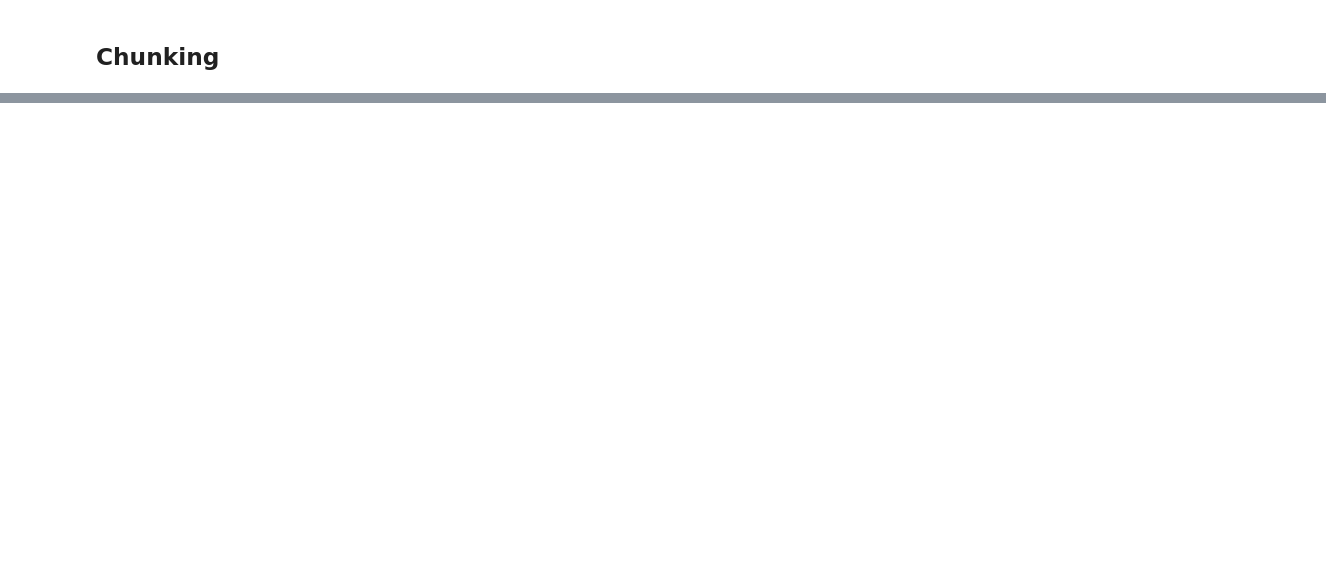
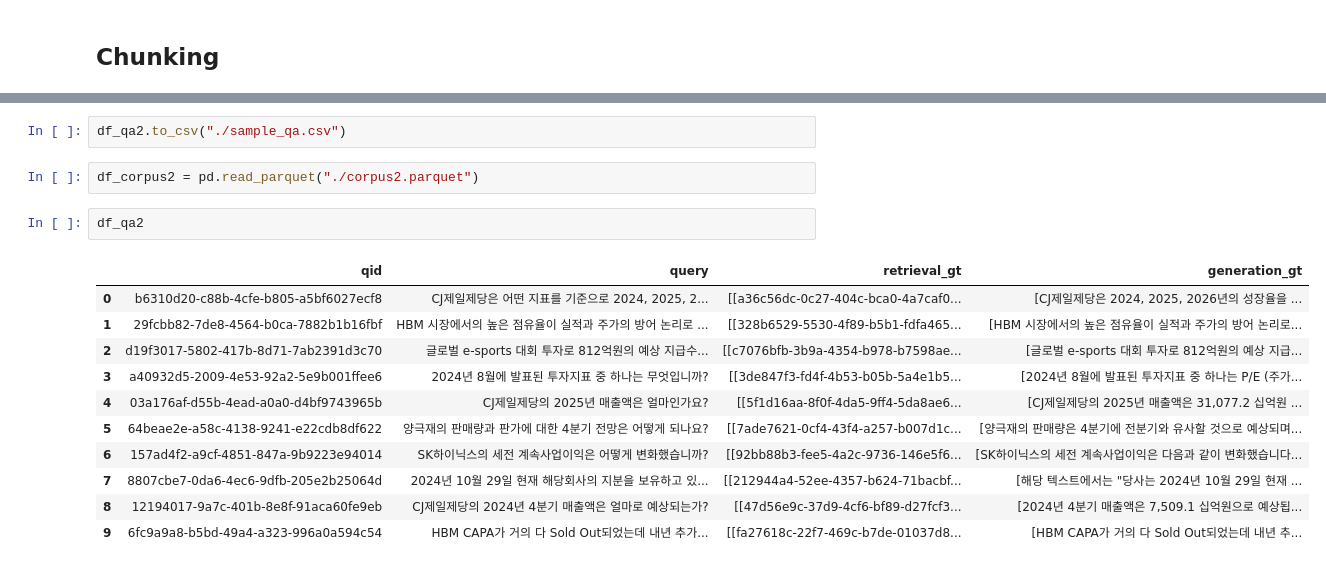
Before and after one commit to syshin0116/Study, a Jupyter notebook: MLDL/naver_boost_camp/autorag.ipynb, the cells around one changed output, grey strips where cells are left out. Saved outputs shown, nothing was run; the diff lists cells and outputs as text; blank space fills up the shorter version.

```diff
--- a/MLDL/naver_boost_camp/autorag.ipynb
+++ b/MLDL/naver_boost_camp/autorag.ipynb
@@ -69,0 +359,18 @@ chunker.start_chunking("./chunk.yaml")
+# %%
+df_qa2.to_csv("./sample_qa.csv")
+# %%
+df_corpus2 = pd.read_parquet("./corpus2.parquet")
+# %%
+df_qa2
+# %% [output]
+|  | qid | query | retrieval_gt | generation_gt |
+| 0 | b6310d20-c88b-4cfe-b805-a5bf6027ecf8 | CJ제일제당은 어떤 지표를 기준으로 2024, 2025, 2... | [[a36c56dc-0c27-404c-bca0-4a7caf0... | [CJ제일제당은 2024, 2025, 2026년의 성장율을 ... |
+| 1 | 29fcbb82-7de8-4564-b0ca-7882b1b16fbf | HBM 시장에서의 높은 점유율이 실적과 주가의 방어 논리로 ... | [[328b6529-5530-4f89-b5b1-fdfa465... | [HBM 시장에서의 높은 점유율이 실적과 주가의 방어 논리로... |
+| 2 | d19f3017-5802-417b-8d71-7ab2391d3c70 | 글로벌 e-sports 대회 투자로 812억원의 예상 지급수... | [[c7076bfb-3b9a-4354-b978-b7598ae... | [글로벌 e-sports 대회 투자로 812억원의 예상 지급... |
+| 3 | a40932d5-2009-4e53-92a2-5e9b001ffee6 | 2024년 8월에 발표된 투자지표 중 하나는 무엇입니까? | [[3de847f3-fd4f-4b53-b05b-5a4e1b5... | [2024년 8월에 발표된 투자지표 중 하나는 P/E (주가... |
+| 4 | 03a176af-d55b-4ead-a0a0-d4bf9743965b | CJ제일제당의 2025년 매출액은 얼마인가요? | [[5f1d16aa-8f0f-4da5-9ff4-5da8ae6... | [CJ제일제당의 2025년 매출액은 31,077.2 십억원 ... |
+| 5 | 64beae2e-a58c-4138-9241-e22cdb8df622 | 양극재의 판매량과 판가에 대한 4분기 전망은 어떻게 되나요? | [[7ade7621-0cf4-43f4-a257-b007d1c... | [양극재의 판매량은 4분기에 전분기와 유사할 것으로 예상되며... |
+| 6 | 157ad4f2-a9cf-4851-847a-9b9223e94014 | SK하이닉스의 세전 계속사업이익은 어떻게 변화했습니까? | [[92bb88b3-fee5-4a2c-9736-146e5f6... | [SK하이닉스의 세전 계속사업이익은 다음과 같이 변화했습니다... |
+| 7 | 8807cbe7-0da6-4ec6-9dfb-205e2b25064d | 2024년 10월 29일 현재 해당회사의 지분을 보유하고 있... | [[212944a4-52ee-4357-b624-71bacbf... | [해당 텍스트에서는 "당사는 2024년 10월 29일 현재 ... |
+| 8 | 12194017-9a7c-401b-8e8f-91aca60fe9eb | CJ제일제당의 2024년 4분기 매출액은 얼마로 예상되는가? | [[47d56e9c-37d9-4cf6-bf89-d27fcf3... | [2024년 4분기 매출액은 7,509.1 십억원으로 예상됩... |
+| 9 | 6fc9a9a8-b5bd-49a4-a323-996a0a594c54 | HBM CAPA가 거의 다 Sold Out되었는데 내년 추가... | [[fa27618c-22f7-469c-b7de-01037d8... | [HBM CAPA가 거의 다 Sold Out되었는데 내년 추... |
```
Also changed, not shown: parts of 27 cells of this notebook, 19 other files.
